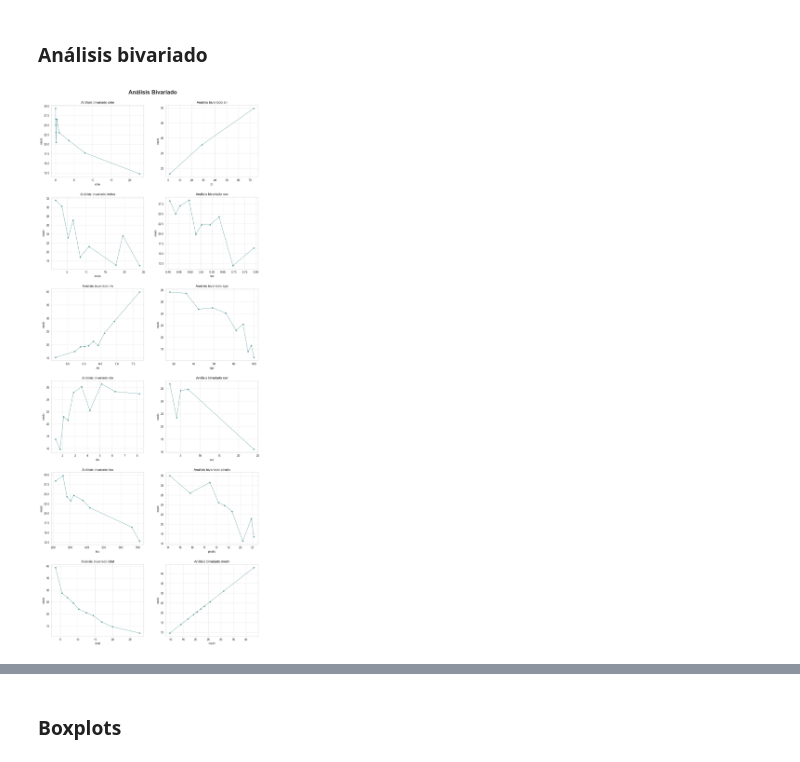
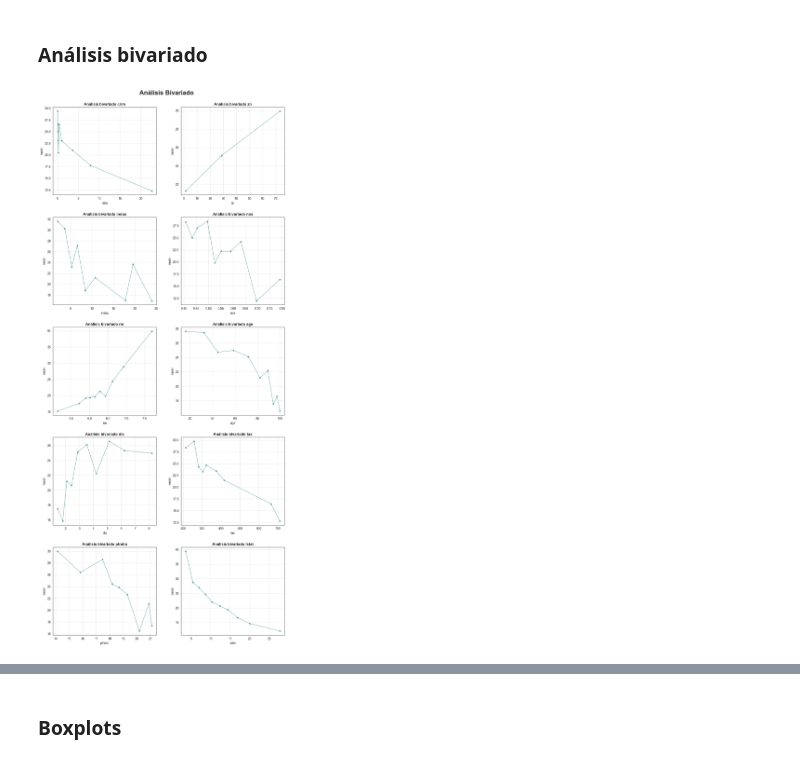
Before and after one commit to luisejdm/Aprendizaje_Estadistico, a Jupyter notebook: Examenes/Práctico/Examen1_practico.ipynb, the cells around one changed output, grey strips where cells are left out. Saved outputs shown, nothing was run; the diff lists cells and outputs as text; code cells hidden in the pictures.

```diff
--- a/Examenes/Práctico/Examen1_practico.ipynb
+++ b/Examenes/Práctico/Examen1_practico.ipynb
@@ -102,0 +123,6 @@ df.describe()
+# %%
+categorical = ['chas', 'rad'] # No se elige chas porque ya está en formato de dummy
+numerical = df.drop(columns=categorical).columns.tolist()
+
+df = pd.get_dummies(df, columns=['rad'])
+df.head()
@@ -107,14 +143,19 @@ df.describe()
 # %%
-fig, axes = plt.subplots(4, 3, figsize=(12,15))
+num_vars = len(numerical)
+
+fig, axes = plt.subplots(5, 2, figsize=(12, 25))
 fig.tight_layout(pad=5)
 fig.suptitle('Scatterplots', fontsize=20, fontweight='bold', y=1)
 
 for i, ax in enumerate(axes.flat):
-    ax.scatter(df[numerical[i]], df[target], marker='o', color='cadetblue', s=10, alpha=0.35)
-    ax.set_title(f'{numerical[i]} vs {target}')
-    ax.set_xlabel(numerical[i])
-    ax.set_ylabel(target)
-    ax.grid(alpha=0.3)
+    if i < num_vars:
+        ax.scatter(df[numerical[i]], df[target], marker='o', color='cadetblue', s=10, alpha=0.4)
+        ax.set_title(f'{numerical[i]} vs {target}', fontsize=12, fontweight='bold')
+        ax.set_xlabel(numerical[i])
+        ax.set_ylabel(target)
+        ax.grid(alpha=0.3)
+    else:
+        ax.remove() # Eliminar subplots vacíos
 
 plt.show()
 # %% [output]
@@ -124,20 +165,23 @@ plt.show()
 # %%
 df_bivariado = df.copy()
 
-fig, axes = plt.subplots(6, 2, figsize=(12, 28))
+fig, axes = plt.subplots(5, 2, figsize=(12, 25))
 fig.tight_layout(pad=5)
 fig.suptitle('Análisis Bivariado', fontsize=20, fontweight='bold', y=1)
 
 for i, ax in enumerate(axes.flat):
-    df_bivariado[f'{numerical[i]}_bins'] = pd.qcut(df_bivariado[numerical[i]], q=10, labels=False, duplicates='drop') + 1
-    grouped_data = df_bivariado.groupby(f'{numerical[i]}_bins').mean()
+    if i < num_vars:
+        df_bivariado[f'{numerical[i]}_bins'] = pd.qcut(df_bivariado[numerical[i]], q=10, labels=False, duplicates='drop') + 1
+        grouped_data = df_bivariado.groupby(f'{numerical[i]}_bins').mean()
 
-    ax.plot(grouped_data[numerical[i]], grouped_data[target], marker='o', color='cadetblue', lw=1, markersize=4)
-    ax.set_title(f'Análisis bivariado {numerical[i]}')
-    ax.set_xlabel(numerical[i])
-    ax.set_ylabel(target)
-    ax.grid(alpha=0.5)
+        ax.plot(grouped_data[numerical[i]], grouped_data[target], marker='o', color='cadetblue', lw=1, markersize=4)
+        ax.set_title(f'Análisis bivariado {numerical[i]}', fontsize=12, fontweight='bold')
+        ax.set_xlabel(numerical[i])
+        ax.set_ylabel(target)
+        ax.grid(alpha=0.5)
+    else:
+        ax.remove() # Eliminar subplots vacíos
 
 plt.show()
 # %% [output]
-[figure, old version]
+[figure, new version]
```
Also changed, not shown: parts of 13 cells of this notebook.
